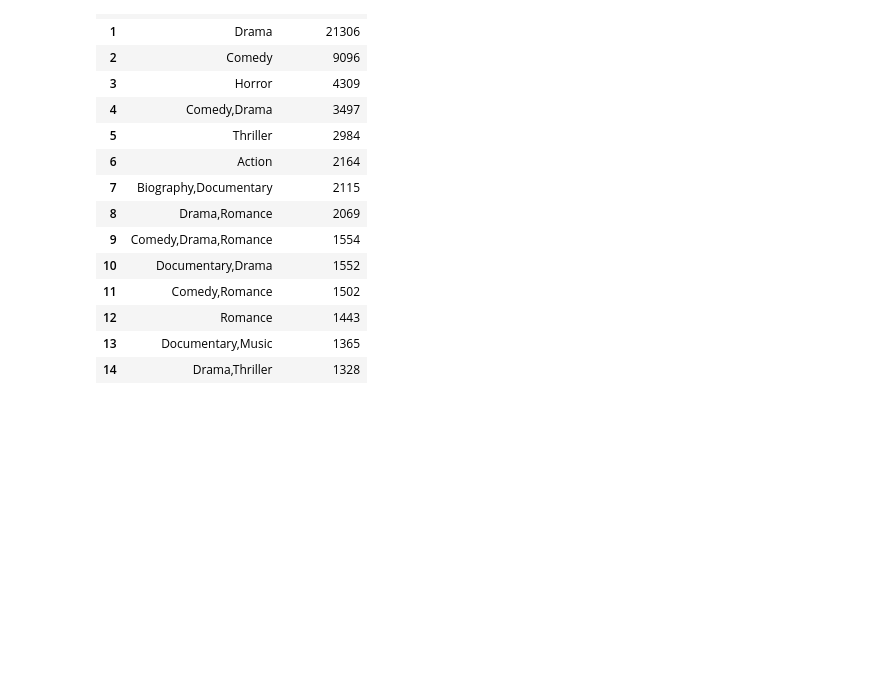
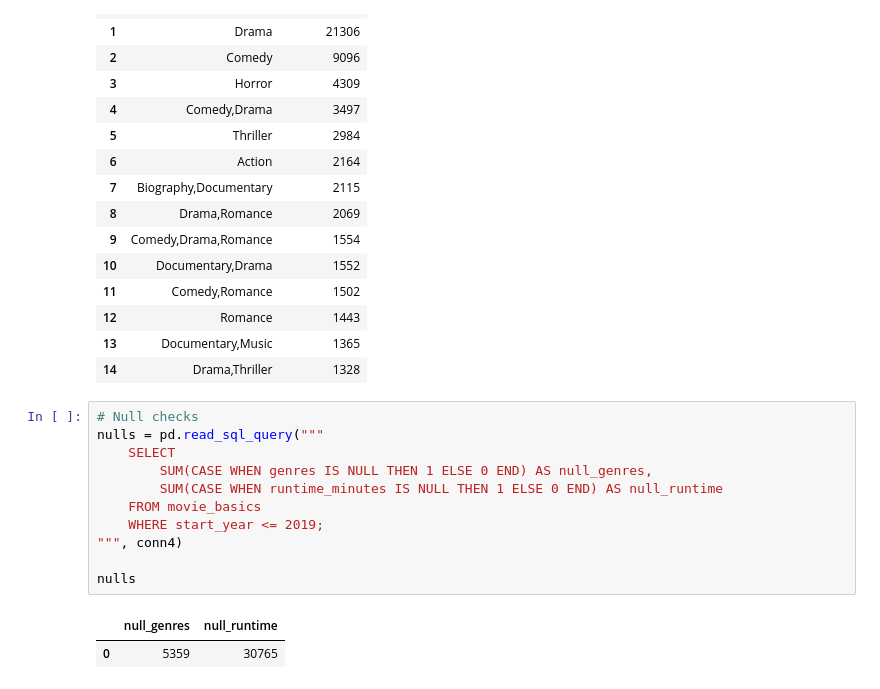
Before and after one commit to drivernf/dsc-sql-summative-lab, a Jupyter notebook: SQLSummativeLab.ipynb, the cells around one changed output. Drawn from its saved outputs; the diff is of its cells as text; blank space fills up the shorter version.

Commit message:
Null checks

```diff
--- a/SQLSummativeLab.ipynb
+++ b/SQLSummativeLab.ipynb
@@ -550,3 +550,17 @@ genres
 | 12 | Romance | 1443 |
 | 13 | Documentary,Music | 1365 |
 | 14 | Drama,Thriller | 1328 |
+# %%
+# Null checks
+nulls = pd.read_sql_query("""
+    SELECT
+        SUM(CASE WHEN genres IS NULL THEN 1 ELSE 0 END) AS null_genres,
+        SUM(CASE WHEN runtime_minutes IS NULL THEN 1 ELSE 0 END) AS null_runtime
+    FROM movie_basics
+    WHERE start_year <= 2019;
+""", conn4)
+
+nulls
+# %% [output]
+|  | null_genres | null_runtime |
+| 0 | 5359 | 30765 |
```
